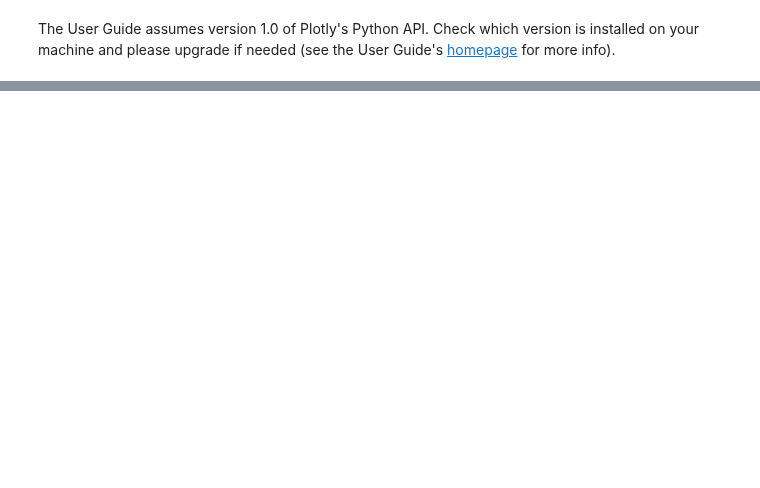
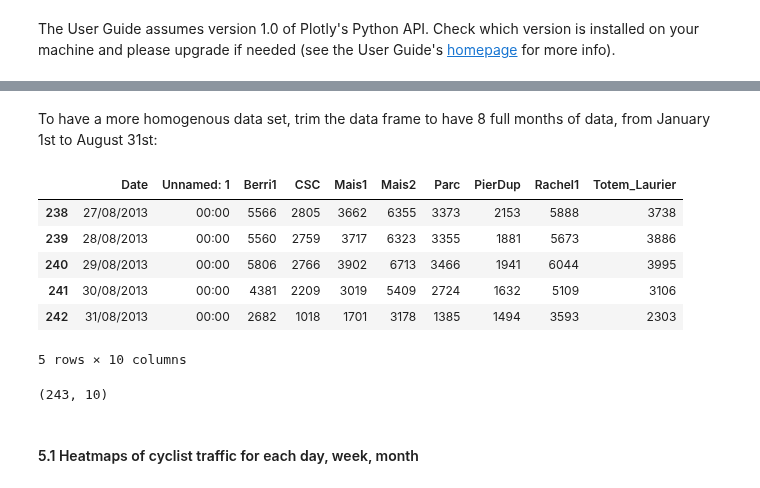
Before and after one commit to plotly/python-user-guide, a Jupyter notebook: s5_heatmaps/s5_heatmaps.ipynb, the cells around one changed output, grey strips where cells are left out. Cells and saved outputs as stored; diff of their text form; code cells hidden in the pictures; blank space fills up the shorter version.

```diff
--- a/s5_heatmaps/s5_heatmaps.ipynb
+++ b/s5_heatmaps/s5_heatmaps.ipynb
@@ -257,0 +121,26 @@ previous section (coming soon) </h4>
+# %% [markdown]
+To have a more homogenous data set, trim the data frame to have 8 full months of data, from January 1st to August 31st:
+# %%
+# List of booleans corresponding to days in Jan to Aug
+i_JanAug = ['/09/' not in date for date in df_all['Date']]
+
+# Trim the few September days in df_all
+df_JanAug = df_all[i_JanAug]
+
+# Print trimmed dataframe tail
+df_JanAug.tail()
+# %% [output]
+|  | Date | Unnamed: 1 | Berri1 | CSC | Mais1 | Mais2 | Parc | PierDup | Rachel1 | Totem_Laurier |
+| 238 | 27/08/2013 | 00:00 | 5566 | 2805 | 3662 | 6355 | 3373 | 2153 | 5888 | 3738 |
+| 239 | 28/08/2013 | 00:00 | 5560 | 2759 | 3717 | 6323 | 3355 | 1881 | 5673 | 3886 |
+| 240 | 29/08/2013 | 00:00 | 5806 | 2766 | 3902 | 6713 | 3466 | 1941 | 6044 | 3995 |
+| 241 | 30/08/2013 | 00:00 | 4381 | 2209 | 3019 | 5409 | 2724 | 1632 | 5109 | 3106 |
+| 242 | 31/08/2013 | 00:00 | 2682 | 1018 | 1701 | 3178 | 1385 | 1494 | 3593 | 2303 |
+5 rows × 10 columns
+# %%
+df_JanAug.shape   # rows: 243 days
+                  # cols: 1 date column, 1 empty column and 8 sites
+# %% [output]
+(243, 10)
+# %% [markdown]
+#### 5.1 Heatmaps of cyclist traffic for each day, week, month
```
Also changed, not shown: parts of 117 cells of this notebook.
